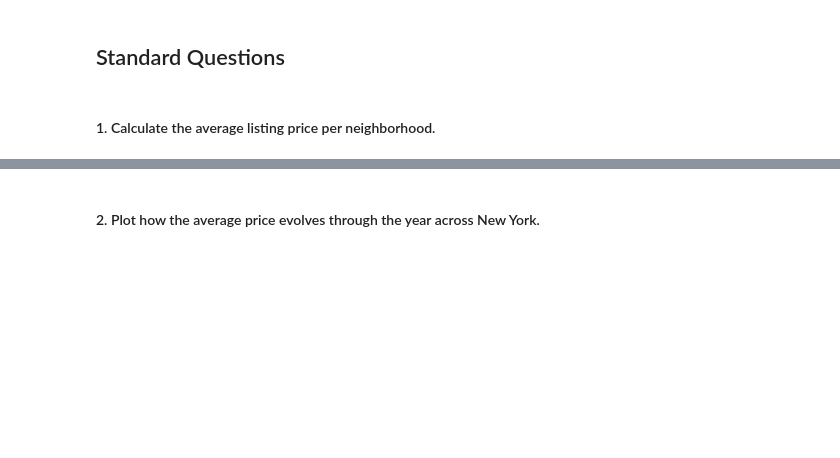
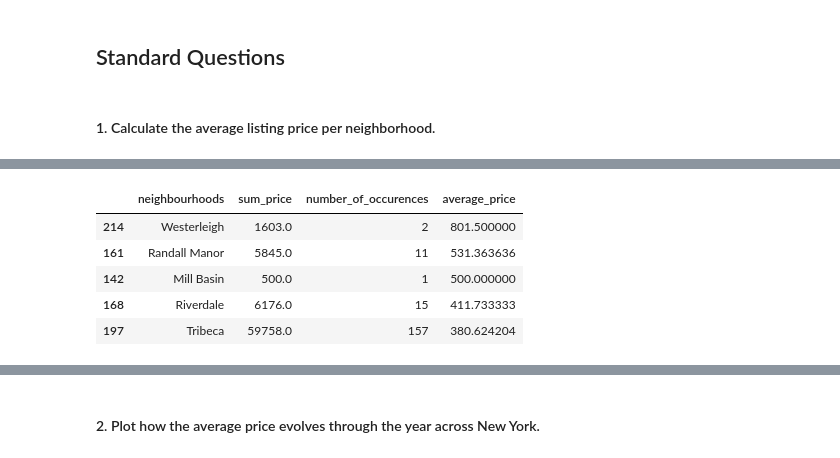
Before and after one commit to JoranVergauwen/aCRM, a Jupyter notebook: Groupwork_aCRM.ipynb, the cells around one changed output, grey strips where cells are left out. Saved outputs shown, nothing was run; the diff lists cells and outputs as text; code cells hidden in the pictures; blank space fills up the shorter version.

```diff
--- a/Groupwork_aCRM.ipynb
+++ b/Groupwork_aCRM.ipynb
@@ -6,7 +6,7 @@
 import numpy as np
 import pandas as pd
 import json
-import matplotlib as plt
+import matplotlib.pyplot as plt
 try:
     # Paden Joran
     calendar_detail = pd.read_csv("C:/Users/Joran/Documents/Notebooks/ACRM/Groupwork/calendar_detail.csv")
@@ -18,26 +18,7 @@ try:
     with open('C:/Users/Joran/Documents/Notebooks/ACRM/Groupwork/neighbourhoods.geojson') as f:
         neighbourhoods_geojson = json.load(f)
 except:
-    try:
-        # Paden persoon 2
-
-    except:
-        try:
-            # Paden persoon 3
-
-        except:
-            try:
-                calendar_detail = pd.read_csv("C:/Users/Joran/Documents/Notebooks/ACRM/Groupwork/calendar_detail.csv")
-                listings_detail = pd.read_csv("C:/Users/Joran/Documents/Notebooks/ACRM/Groupwork/listings_detail.csv")
-                listings_summary = pd.read_csv("C:/Users/Joran/Documents/Notebooks/ACRM/Groupwork/listings_summary.csv")
-                neighbourhoods = pd.read_csv("C:/Users/Joran/Documents/Notebooks/ACRM/Groupwork/neighbourhoods.csv")
-        reviews_detail = pd.read_csv("C:/Users/Joran/Documents/Notebooks/ACRM/Groupwork/reviews_detail.csv")
-    reviews_summary = pd.read_csv("C:/Users/Joran/Documents/Notebooks/ACRM/Groupwork/reviews_summary.csv")
-    with open('C:/Users/Joran/Documents/Notebooks/ACRM/Groupwork/neighbourhoods.geojson') as f:
-        neighbourhoods_geojson = json.load(f)
-
-            except:
-                print("Files not found")
+    print("Files not found")
 # %%
 # calendar_details
 calendar_detail.head()
@@ -107,0 +142,11 @@ reviews_summary.head()
+# %%
+# sort values
+neighs = neighs.sort_values('average_price', ascending = False)
+neighs.head()
+# %% [output]
+|  | neighbourhoods | sum_price | number_of_occurences | average_price |
+| 214 | Westerleigh | 1603.0 | 2 | 801.500000 |
+| 161 | Randall Manor | 5845.0 | 11 | 531.363636 |
+| 142 | Mill Basin | 500.0 | 1 | 500.000000 |
+| 168 | Riverdale | 6176.0 | 15 | 411.733333 |
+| 197 | Tribeca | 59758.0 | 157 | 380.624204 |
```
Also changed, not shown: parts of 6 cells of this notebook.
